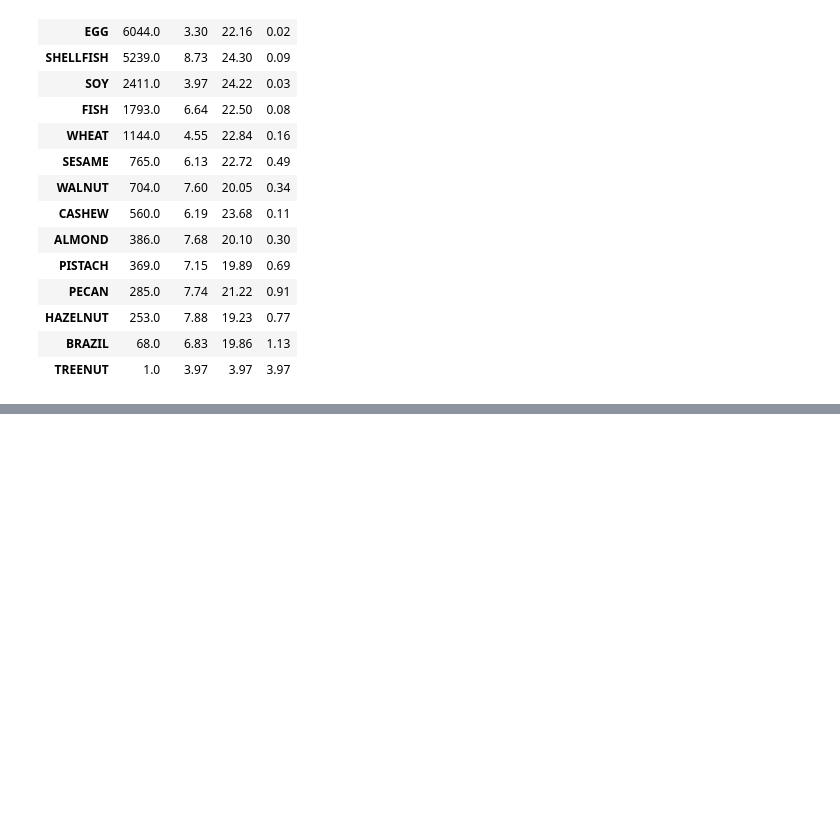
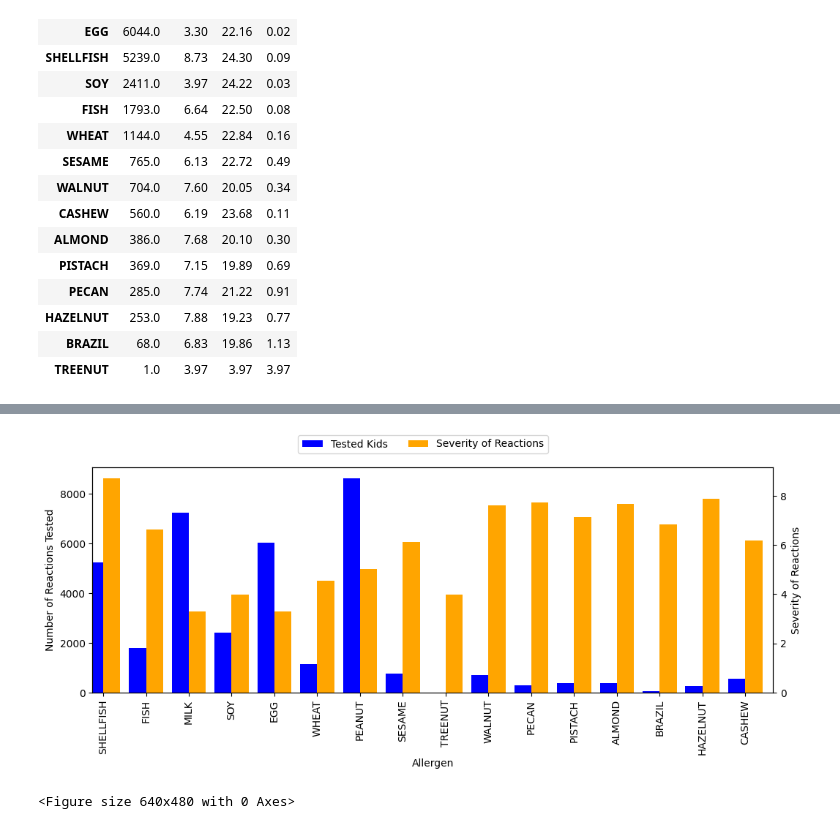
Before and after one commit to leahkrause/project_1, a Jupyter notebook: Allergy.ipynb, the cells around one changed output, grey strips where cells are left out. Saved outputs shown, nothing was run; the diff lists cells and outputs as text; code cells hidden in the pictures; blank space fills up the shorter version.

Commit message:
final modifications to comparison chart and export images

```diff
--- a/Allergy.ipynb
+++ b/Allergy.ipynb
@@ -338,0 +327,22 @@ plt.show()
+# %%
+#Set up axis and add subplots
+fig = plt.figure()
+
+ax1 = fig.add_subplot()
+ax2 = ax1.twinx()
+
+#Set both Y labels
+ax1.set_ylabel('Number of Reactions Tested')
+ax2.set_ylabel('Severity of Reactions')
+
+#Create the plots for number of tested kids and severity level of reactions
+allergy_count.plot(kind='bar',color='blue',ax=ax1,position=1, figsize=(12,4), width=.4, label='Tested Kids')
+allergy_mean.plot(kind='bar',color='orange',ax=ax2,position=0, figsize=(12,4), width=.4, label='Severity of Reactions')
+
+#Combine legend for both values and display the plot
+plt.figlegend(handles, labels, loc = 'upper center', ncol=5, labelspacing=0.)
+plt.show()
+plt.savefig("Images/comparison_bar.png")
+# %% [output]
+[figure, added]
+<Figure size 640x480 with 0 Axes>
```
Also changed, not shown: parts of 7 cells of this notebook, 1 other file.
